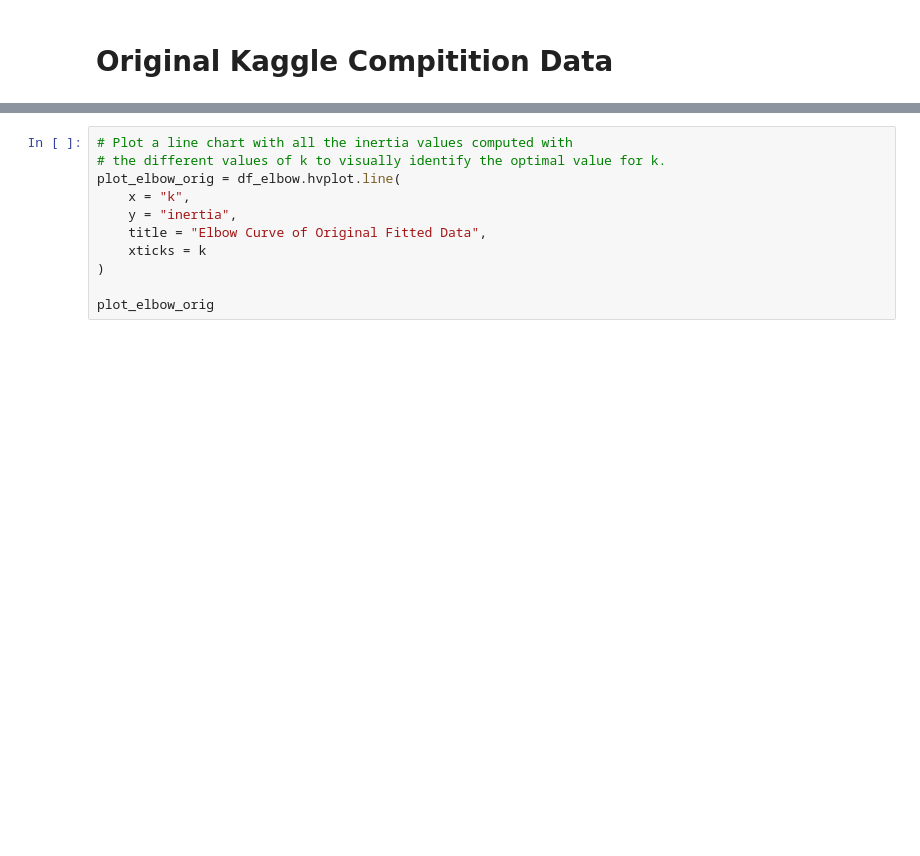
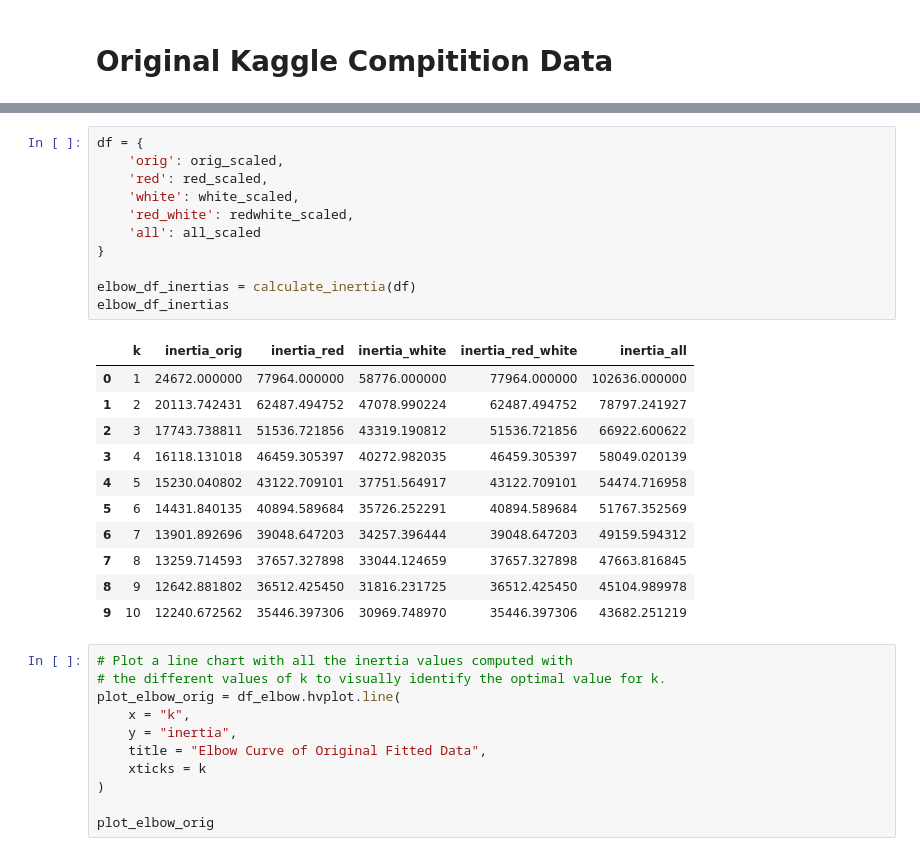
Before and after one commit to Nicholas-Simpson/Project-4, a Jupyter notebook: Michael/notebooks/wine_clustering.ipynb, the cells around one changed output, grey strips where cells are left out. Cells and saved outputs as stored; diff of their text form; blank space fills up the shorter version.

```diff
--- a/Michael/notebooks/wine_clustering.ipynb
+++ b/Michael/notebooks/wine_clustering.ipynb
@@ -96,3 +142,26 @@ df_elbow.head()
+# %%
+df = {
+    'orig': orig_scaled,
+    'red': red_scaled,
+    'white': white_scaled,
+    'red_white': redwhite_scaled,
+    'all': all_scaled
+}
+
+elbow_df_inertias = calculate_inertia(df)
+elbow_df_inertias
+# %% [output]
+|  | k | inertia_orig | inertia_red | inertia_white | inertia_red_white | inertia_all |
+| 0 | 1 | 24672.000000 | 77964.000000 | 58776.000000 | 77964.000000 | 102636.000000 |
+| 1 | 2 | 20113.742431 | 62487.494752 | 47078.990224 | 62487.494752 | 78797.241927 |
+| 2 | 3 | 17743.738811 | 51536.721856 | 43319.190812 | 51536.721856 | 66922.600622 |
+| 3 | 4 | 16118.131018 | 46459.305397 | 40272.982035 | 46459.305397 | 58049.020139 |
+| 4 | 5 | 15230.040802 | 43122.709101 | 37751.564917 | 43122.709101 | 54474.716958 |
+| 5 | 6 | 14431.840135 | 40894.589684 | 35726.252291 | 40894.589684 | 51767.352569 |
+| 6 | 7 | 13901.892696 | 39048.647203 | 34257.396444 | 39048.647203 | 49159.594312 |
+| 7 | 8 | 13259.714593 | 37657.327898 | 33044.124659 | 37657.327898 | 47663.816845 |
+| 8 | 9 | 12642.881802 | 36512.425450 | 31816.231725 | 36512.425450 | 45104.989978 |
+| 9 | 10 | 12240.672562 | 35446.397306 | 30969.748970 | 35446.397306 | 43682.251219 |
 # %%
 # Plot a line chart with all the inertia values computed with
 # the different values of k to visually identify the optimal value for k.
```
Also changed, not shown: parts of 4 cells of this notebook, 1 other file.
